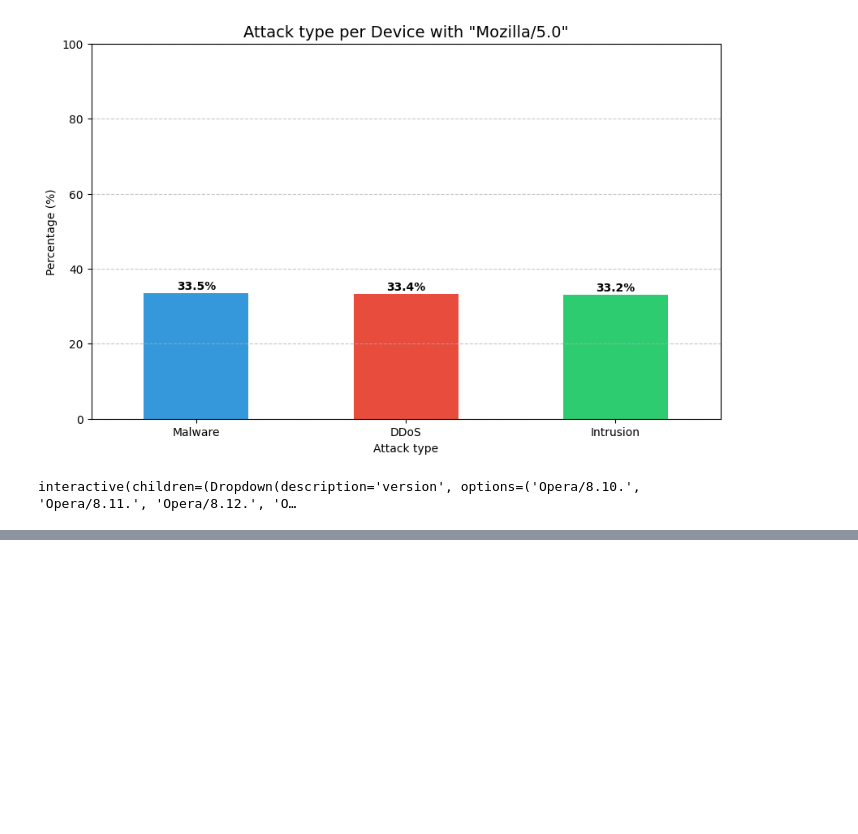
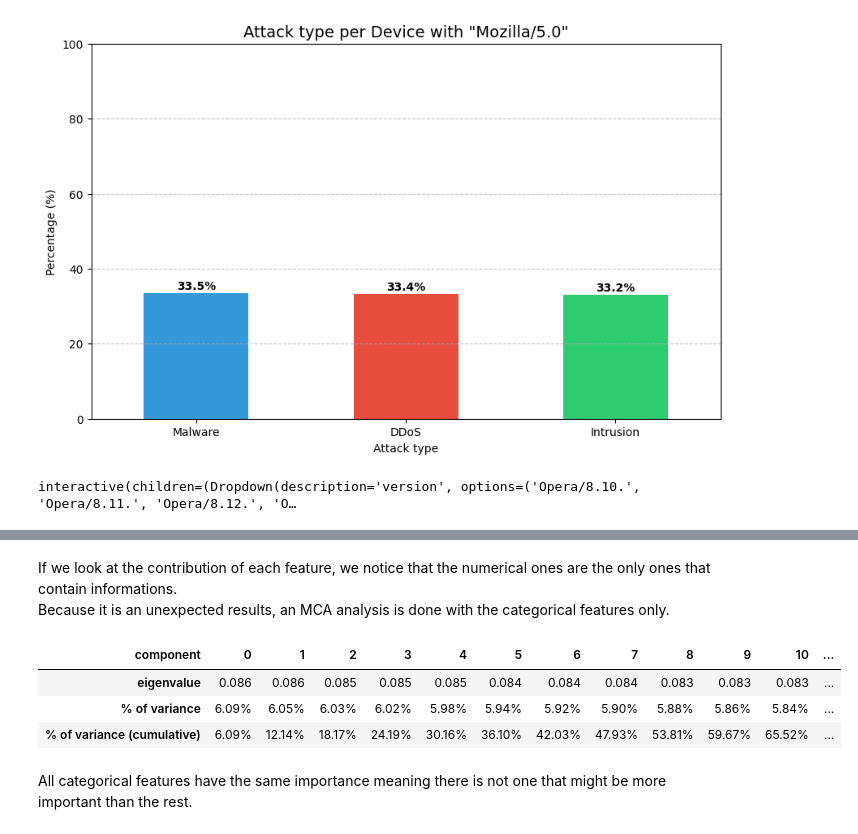
Before and after one commit to florianrst/CyberSecurity_ML, a Jupyter notebook: data_analysis/EDA.ipynb, the cells around one changed output, grey strips where cells are left out. Drawn from its saved outputs; the diff is of its cells as text; code cells hidden in the pictures; blank space fills up the shorter version.

```diff
--- a/data_analysis/EDA.ipynb
+++ b/data_analysis/EDA.ipynb
@@ -407,0 +602,45 @@ fig.show()
+# %% [markdown]
+If we look at the contribution of each feature, we notice that the numerical ones are the only ones that contain informations. <br>
+Because it is an unexpected results, an MCA analysis is done with the categorical features only. <br>
+# %%
+cat_cols = X_lowcard.select_dtypes(include=["object","str"]).columns
+X_lowcard = X_lowcard[cat_cols]
+
+cat_cols = X_lowcard.select_dtypes(include=["object","str"]).columns
+num_cols = X_lowcard.select_dtypes(include="number").columns
+passthrough_columns = [col for col in X_lowcard.columns if col not in cat_cols and col not in num_cols]
+
+numeric_transformer = Pipeline(
+        steps = [
+            ("imputer", SimpleImputer(strategy="mean")),
+            ("scaler", StandardScaler())
+        ])
+
+cat_transformer = Pipeline([
+        ("imputer", SimpleImputer(missing_values=np.nan, strategy="constant", fill_value="unknown")),
+        ])
+
+preprocessor = ColumnTransformer(
+        transformers=[
+            ("cat", cat_transformer, cat_cols),
+            ("num", numeric_transformer, num_cols)
+        ]).set_output(transform="pandas")
+
+x_processed = preprocessor.fit_transform(X_lowcard)
+cat_cols = x_processed.select_dtypes(include=["object","str"]).columns
+num_cols = x_processed.select_dtypes(include="number").columns
+passthrough_columns = [col for col in X_lowcard.columns if col not in cat_cols and col not in num_cols]
+x_processed[cat_cols] = x_processed[cat_cols].astype("category")
+x_processed[num_cols] = x_processed[num_cols].astype("float32")
+X_train, X_test, y_train, y_test = train_test_split(x_processed, y_orig, test_size=0.2, stratify=y_orig, random_state=RANDOM_STATE)
+
+mca = MCA(n_components=x_processed.shape[1], n_iter=3, random_state=RANDOM_STATE)
+xtrain_mca = mca.fit_transform(X_train)
+mca.eigenvalues_summary.T
+# %% [output]
+| component | 0 | 1 | 2 | 3 | 4 | 5 | 6 | 7 | 8 | 9 | 10 | ... |
+| eigenvalue | 0.086 | 0.086 | 0.085 | 0.085 | 0.085 | 0.084 | 0.084 | 0.084 | 0.083 | 0.083 | 0.083 | ... |
+| % of variance | 6.09% | 6.05% | 6.03% | 6.02% | 5.98% | 5.94% | 5.92% | 5.90% | 5.88% | 5.86% | 5.84% | ... |
+| % of variance (cumulative) | 6.09% | 12.14% | 18.17% | 24.19% | 30.16% | 36.10% | 42.03% | 47.93% | 53.81% | 59.67% | 65.52% | ... |
+# %% [markdown]
+All categorical features have the same importance meaning there is not one that might be more important than the rest.
```
Also changed, not shown: parts of 19 cells of this notebook.
